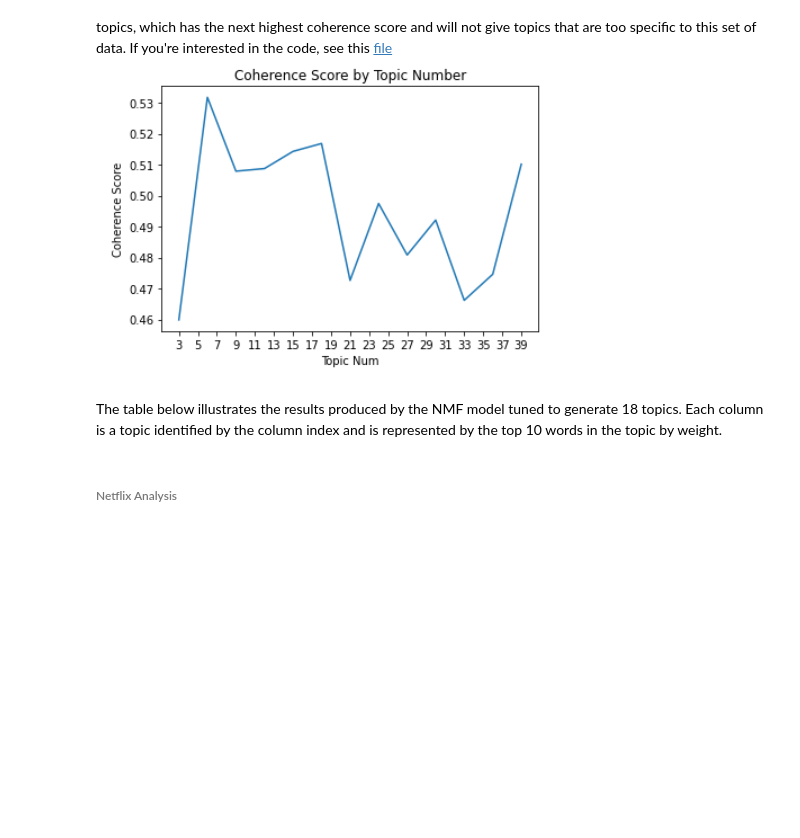
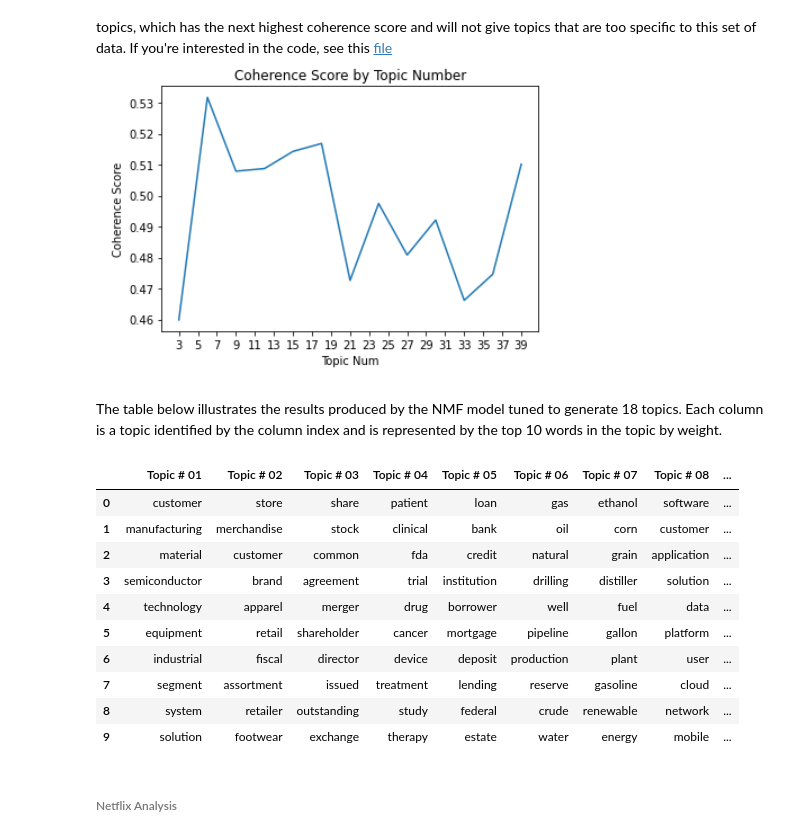
Before and after one commit to richardye101/ubineer_nlp_research, a Jupyter notebook: content/mary/Report_Topic_Modelling.ipynb, the cells around one changed output. Cells and saved outputs as stored; diff of their text form; code cells hidden in the pictures; blank space fills up the shorter version.

```diff
--- a/content/mary/Report_Topic_Modelling.ipynb
+++ b/content/mary/Report_Topic_Modelling.ipynb
@@ -75,19 +73,31 @@ The table below illustrates the results produced by the NMF model tuned to gener
 # %%
 from sklearn.feature_extraction.text import TfidfVectorizer
 from sklearn.decomposition import NMF
-filtered = pd.read_csv("mary/filtered_timeseries_data.csv")
+filtered = pd.read_csv("filtered_timeseries_data.csv")
 filtered_data = filtered.loc[:,"coDescription_stopwords"].to_list()
 filtered_dates = filtered["filingDate"].to_list()
 
 tf_vectorizer = TfidfVectorizer(max_df=0.85, max_features=2000)
 filtered_all_X = tf_vectorizer.fit_transform(filtered_data)
 
 nmf_model = NMF(n_components=18, init='nndsvd', random_state=0)
 nmf_feature = nmf_model.fit_transform(filtered_all_X)
 nmf_component =nmf_model.components_
 
 nmf_topics = std_func.get_topics(nmf_model,tf_vectorizer, 18)
 nmf_topics
+# %% [output]
+|  | Topic # 01 | Topic # 02 | Topic # 03 | Topic # 04 | Topic # 05 | Topic # 06 | Topic # 07 | Topic # 08 | ... |
+| 0 | customer | store | share | patient | loan | gas | ethanol | software | ... |
+| 1 | manufacturing | merchandise | stock | clinical | bank | oil | corn | customer | ... |
+| 2 | material | customer | common | fda | credit | natural | grain | application | ... |
+| 3 | semiconductor | brand | agreement | trial | institution | drilling | distiller | solution | ... |
+| 4 | technology | apparel | merger | drug | borrower | well | fuel | data | ... |
+| 5 | equipment | retail | shareholder | cancer | mortgage | pipeline | gallon | platform | ... |
+| 6 | industrial | fiscal | director | device | deposit | production | plant | user | ... |
+| 7 | segment | assortment | issued | treatment | lending | reserve | gasoline | cloud | ... |
+| 8 | system | retailer | outstanding | study | federal | crude | renewable | network | ... |
+| 9 | solution | footwear | exchange | therapy | estate | water | energy | mobile | ... |
 # %% [markdown]
 ###### Netflix Analysis
 # %% [markdown]
```
Also changed, not shown: parts of 1 cell of this notebook.
